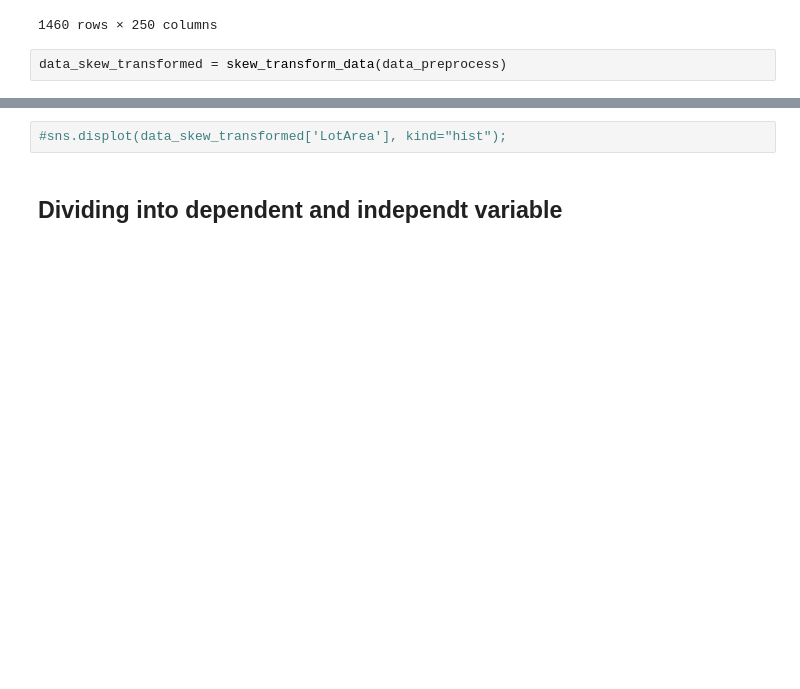
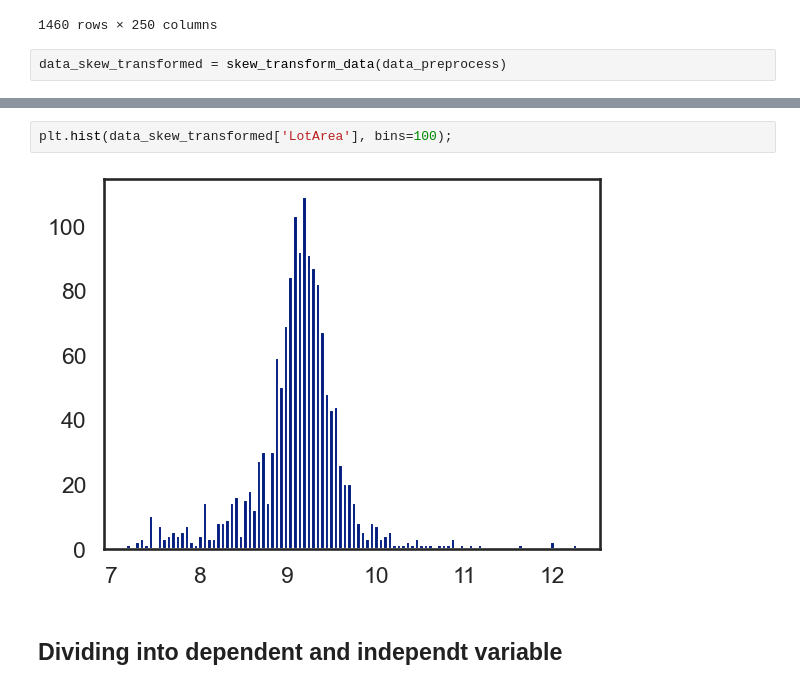
Before and after one commit to MKastek/House-Prices, a Jupyter notebook: notebook/House-Prices.ipynb, the cells around one changed output, grey strips where cells are left out. Saved outputs shown, nothing was run; the diff lists cells and outputs as text; blank space fills up the shorter version.

```diff
--- a/notebook/House-Prices.ipynb
+++ b/notebook/House-Prices.ipynb
@@ -229,5 +231,7 @@ data_skew_transformed = skew_transform_data(data_preprocess)
 # %%
-#sns.displot(data_skew_transformed['LotArea'], kind="hist");
+plt.hist(data_skew_transformed['LotArea'], bins=100);
+# %% [output]
+[figure, added]
 # %% [markdown]
 ## Dividing into dependent and independt variable
 # %%
```
Also changed, not shown: parts of 10 cells of this notebook, 4 other files.
